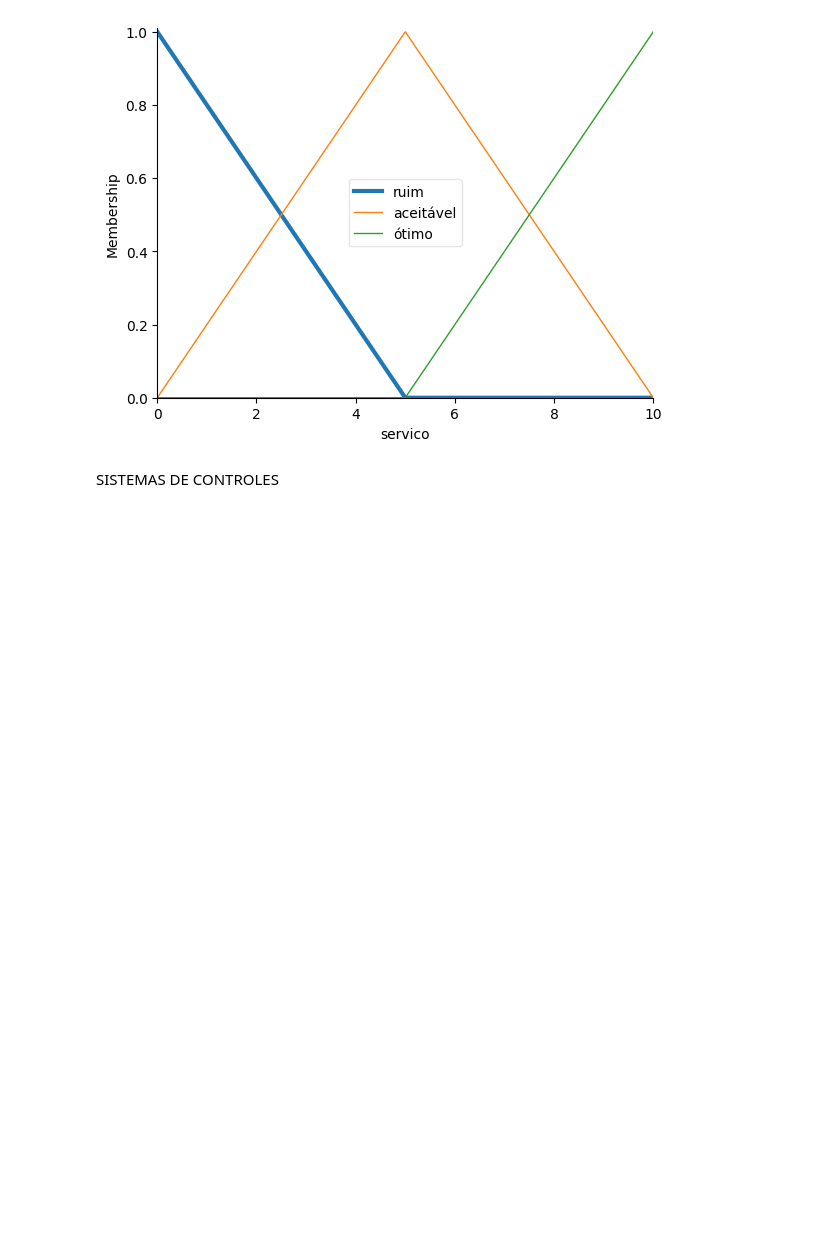
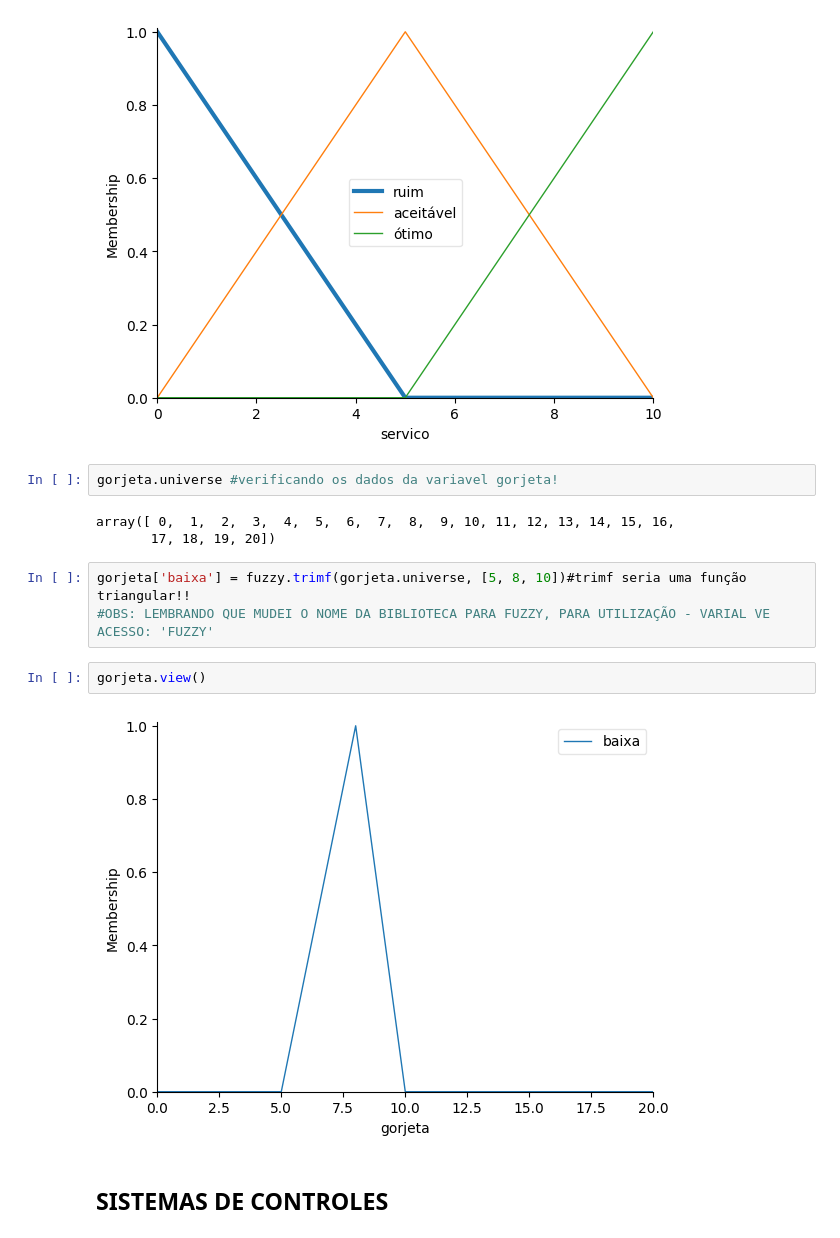
Before and after one commit to DouglasSilva2/Logica_de_Fuzzy_python, a Jupyter notebook: Logica_de_Fuzzy_Python.ipynb, the cells around one changed output. Drawn from its saved outputs; the diff is of its cells as text; blank space fills up the shorter version.

Commit message:
Logica de Fuzzy!

```diff
--- a/Logica_de_Fuzzy_Python.ipynb
+++ b/Logica_de_Fuzzy_Python.ipynb
@@ -101,5 +101,17 @@ servico.view()
 servico['ruim'].view()#consigo dar enfase no dado que queiro analisar = analisar sua pertinencia !!!
 # %% [output]
 [figure]
+# %%
+gorjeta.universe #verificando os dados da variavel gorjeta!
+# %% [output]
+array([ 0,  1,  2,  3,  4,  5,  6,  7,  8,  9, 10, 11, 12, 13, 14, 15, 16,
+       17, 18, 19, 20])
+# %%
+gorjeta['baixa'] = fuzzy.trimf(gorjeta.universe, [5, 8, 10])#trimf seria uma função triangular!!
+#OBS: LEMBRANDO QUE MUDEI O NOME DA BIBLIOTECA PARA FUZZY, PARA UTILIZAÇÃO - VARIAL VE ACESSO: 'FUZZY'
+# %%
+gorjeta.view()
+# %% [output]
+[figure, added]
 # %% [markdown]
-SISTEMAS DE CONTROLES
+## **SISTEMAS DE CONTROLES**
```
Also changed, not shown: parts of 1 cell of this notebook.
